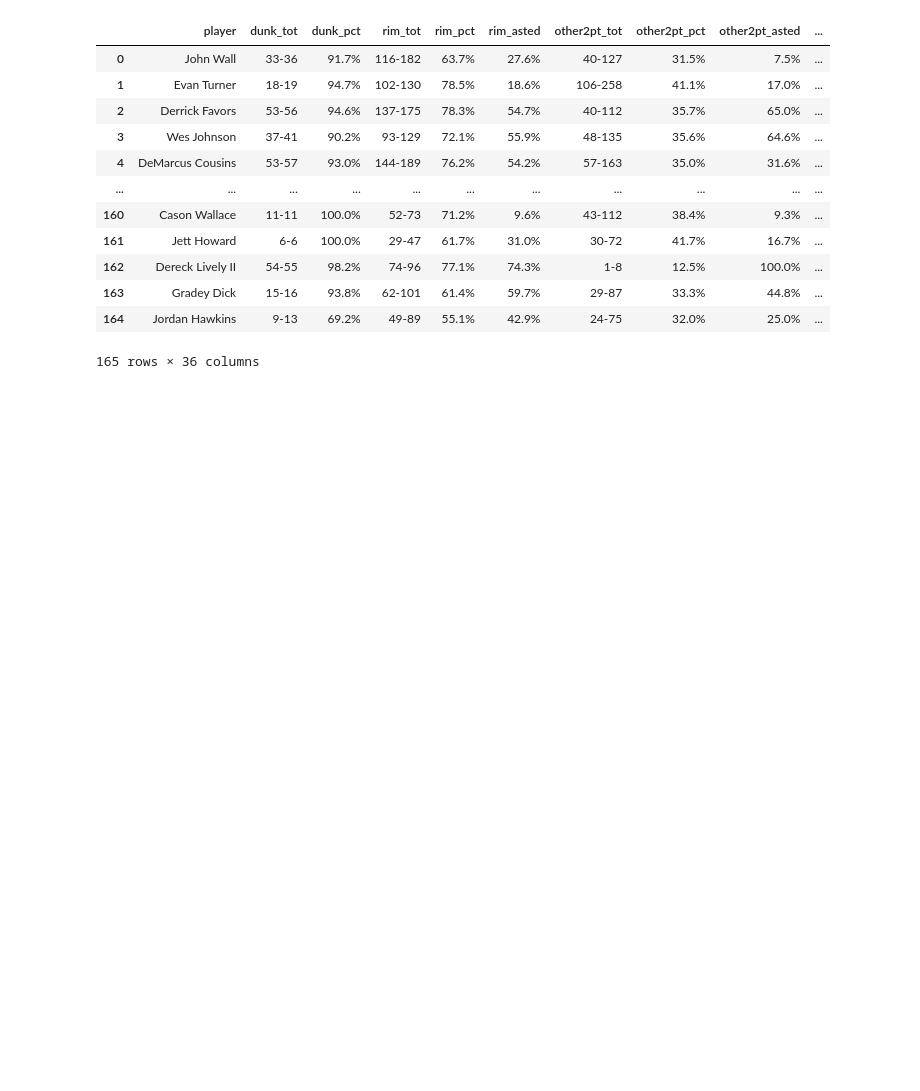
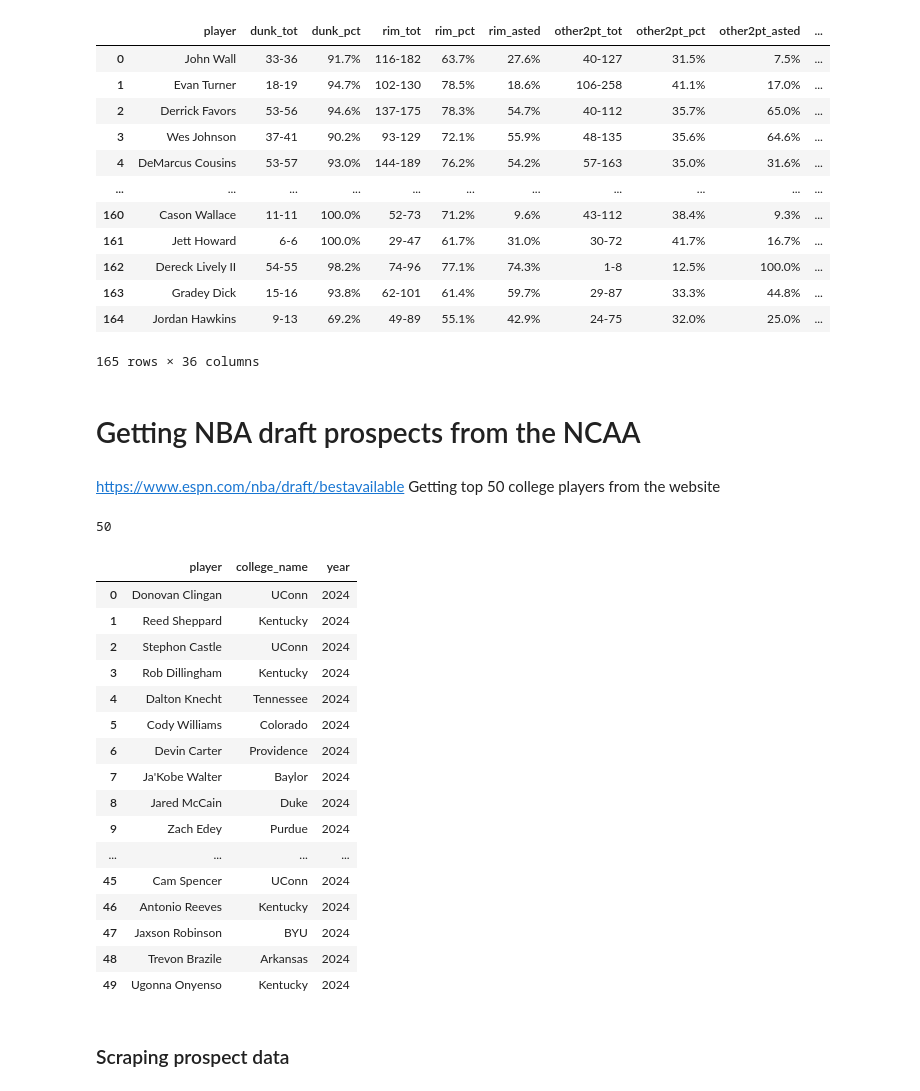
Before and after one commit to azh05/BSADJ-Spring24, a Jupyter notebook: BSAJournalism.ipynb, the cells around one changed output. Drawn from its saved outputs; the diff is of its cells as text; code cells hidden in the pictures; blank space fills up the shorter version.

Commit message:
added prospect data

```diff
--- a/BSAJournalism.ipynb
+++ b/BSAJournalism.ipynb
@@ -605,3 +623,8 @@ df_merge_cbb
 # %%
 path3 = "./data/combinedstatshot.csv"
 df_merge_cbb.to_csv(path3, index = False)
+# %% [markdown]
+# Getting NBA draft prospects from the NCAA
+# %% [markdown]
+https://www.espn.com/nba/draft/bestavailable
+Getting top 50 college players from the website
@@ -607,0 +684,29 @@ df_merge_cbb.to_csv(path3, index = False)
+# %%
+len(prospect_dict)
+# %% [output]
+50
+# %%
+df_prospects = pd.DataFrame(list(prospect_dict.items()), columns = ["player", "college_name"])
+# %%
+df_prospects["year"] = 2024
+df_prospects
+# %% [output]
+|  | player | college_name | year |
+| 0 | Donovan Clingan | UConn | 2024 |
+| 1 | Reed Sheppard | Kentucky | 2024 |
+| 2 | Stephon Castle | UConn | 2024 |
+| 3 | Rob Dillingham | Kentucky | 2024 |
+| 4 | Dalton Knecht | Tennessee | 2024 |
+| 5 | Cody Williams | Colorado | 2024 |
+| 6 | Devin Carter | Providence | 2024 |
+| 7 | Ja'Kobe Walter | Baylor | 2024 |
+| 8 | Jared McCain | Duke | 2024 |
+| 9 | Zach Edey | Purdue | 2024 |
+| ... | ... | ... | ... |
+| 45 | Cam Spencer | UConn | 2024 |
+| 46 | Antonio Reeves | Kentucky | 2024 |
+| 47 | Jaxson Robinson | BYU | 2024 |
+| 48 | Trevon Brazile | Arkansas | 2024 |
+| 49 | Ugonna Onyenso | Kentucky | 2024 |
+# %% [markdown]
+### Scraping prospect data
```
Also changed, not shown: parts of 14 cells of this notebook, 5 other files.
